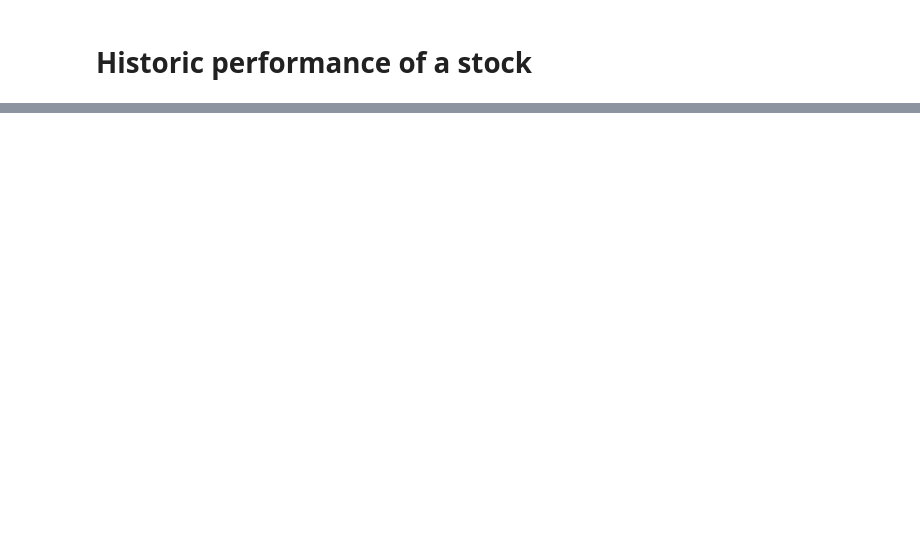
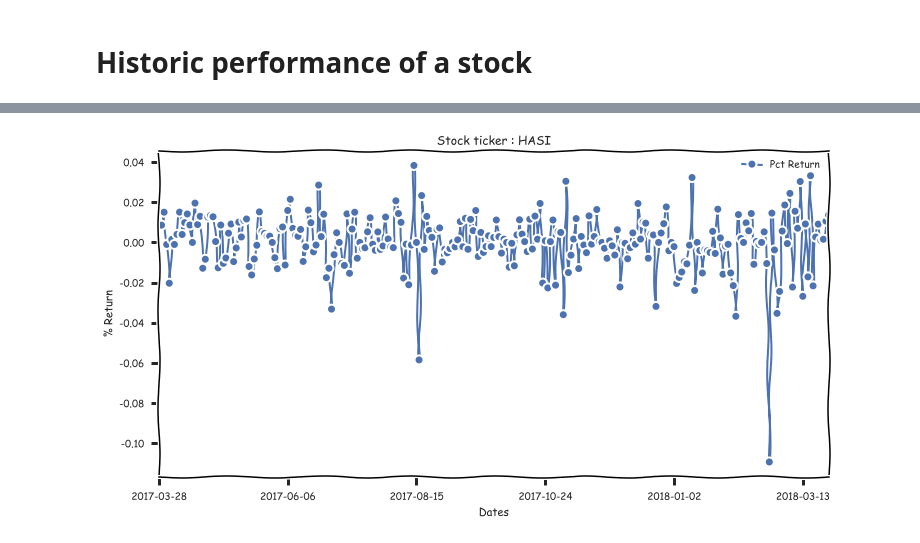
Before and after one commit to gcmallya85/AnalyzeStockPrices, a Jupyter notebook: AnalyzeStockPrices.ipynb, the cells around one changed output, grey strips where cells are left out. Cells and saved outputs as stored; diff of their text form; code cells hidden in the pictures; blank space fills up the shorter version.

Commit message:
Calculate daily return of a stock and plot its histogram

```diff
--- a/AnalyzeStockPrices.ipynb
+++ b/AnalyzeStockPrices.ipynb
@@ -115,0 +118,3 @@ plt.show()
+# %%
+HASI['Pct Return'] = HASI['Close'].pct_change() # Calculates daily percentage return
+HASI['Pct Return'].tail()
@@ -115,0 +129,10 @@ plt.show()
+# %%
+fig = HASI[['Pct Return']].plot(subplots=False,figsize=(12,6),marker='o')
+labels = [item.get_text()[7:17] for item in fig.get_xticklabels()]
+fig.set_xticklabels(labels)
+plt.xlabel('Dates')
+plt.ylabel('% Return')
+plt.title('Stock ticker : HASI')
+plt.show()
+# %% [output]
+[figure, added]
```
Also changed, not shown: parts of 17 cells of this notebook.
